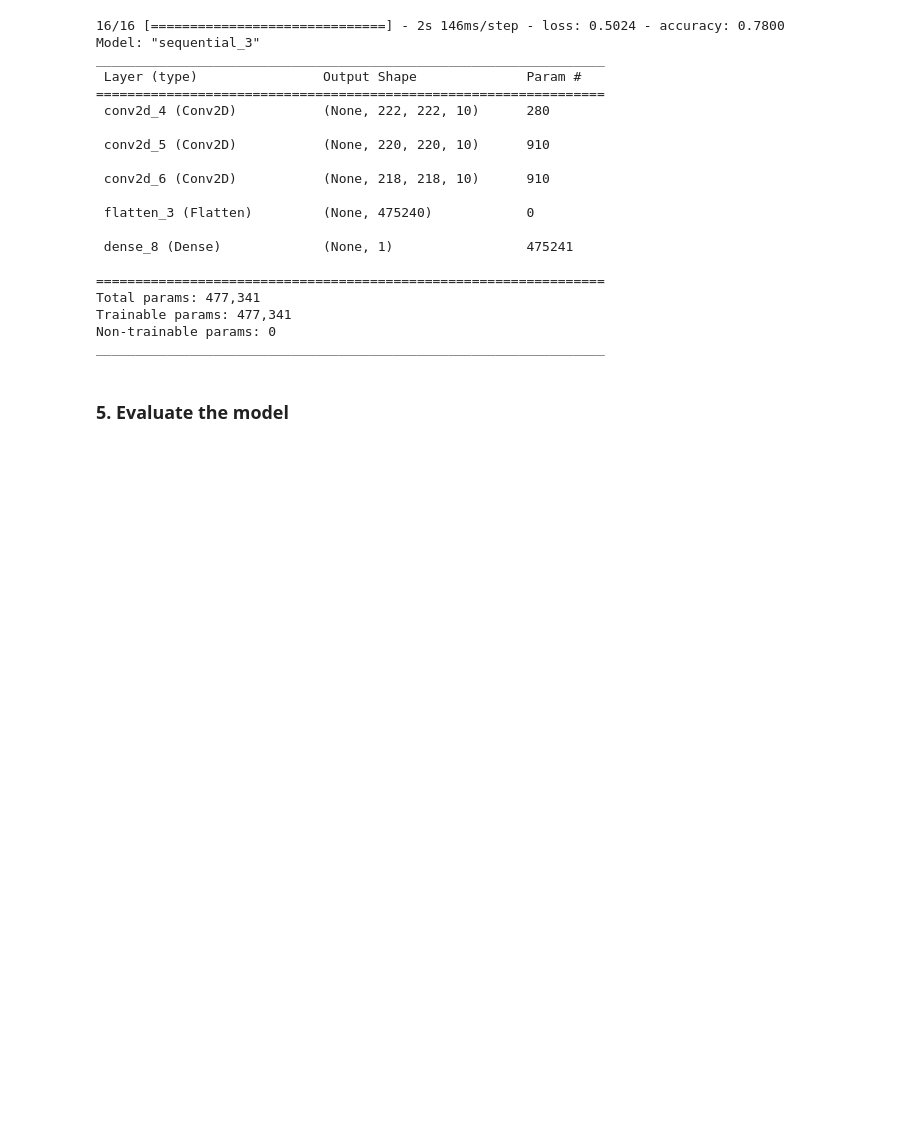
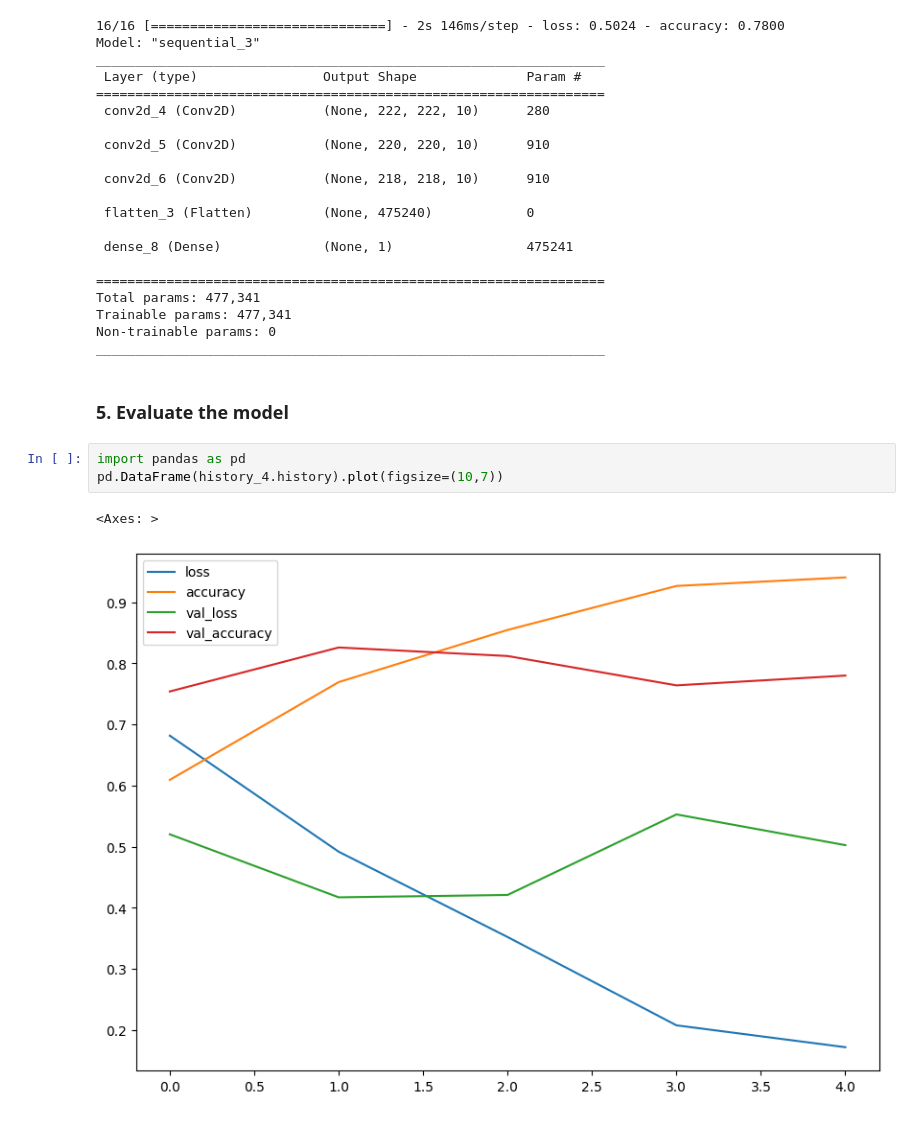
Before and after one commit to lakshitgosain/Tensorflow-ZTM, a Jupyter notebook: TF_ZTM_03_Comuter_vision.ipynb, the cells around one changed output. Drawn from its saved outputs; the diff is of its cells as text; blank space fills up the shorter version.

```diff
--- a/TF_ZTM_03_Comuter_vision.ipynb
+++ b/TF_ZTM_03_Comuter_vision.ipynb
@@ -564,3 +564,9 @@ Non-trainable params: 0
 _________________________________________________________________
 # %% [markdown]
 ### 5. Evaluate the model
+# %%
+import pandas as pd
+pd.DataFrame(history_4.history).plot(figsize=(10,7))
+# %% [output]
+<Axes: >
+[figure, added]
```
Also changed, not shown: parts of 4 cells of this notebook.
